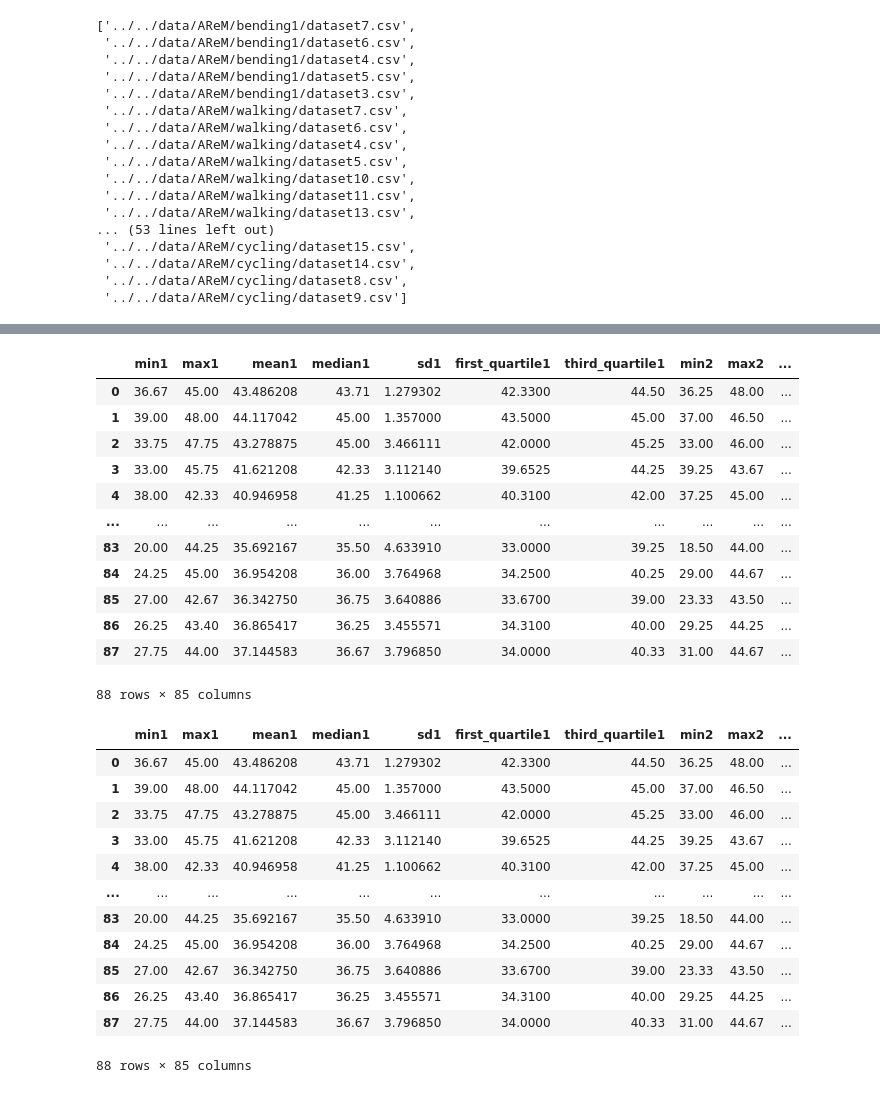
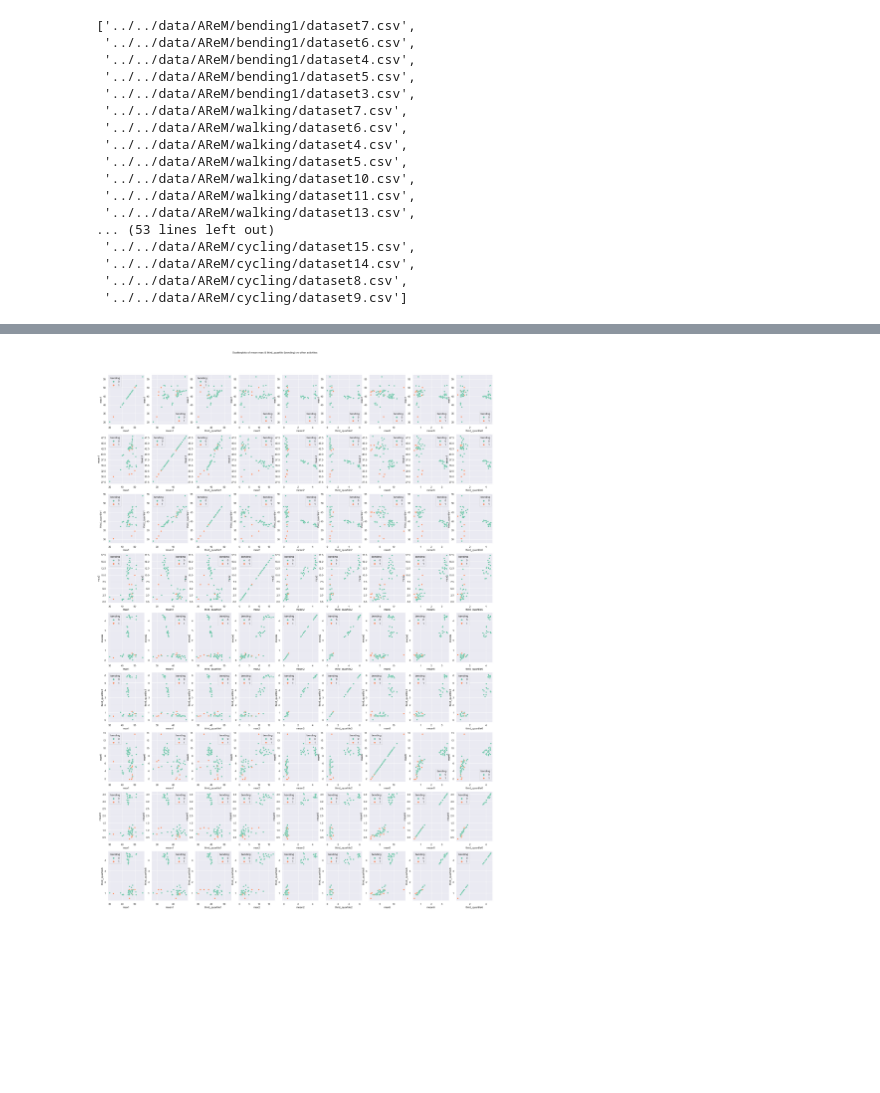
Before and after one commit to humera811/mldsnew, a Jupyter notebook: Homework4/notebook/TimeSeriesClassification/homework4.ipynb, the cells around one changed output, grey strips where cells are left out. Saved outputs shown, nothing was run; the diff lists cells and outputs as text; code cells hidden in the pictures; blank space fills up the shorter version.

```diff
--- a/Homework4/notebook/TimeSeriesClassification/homework4.ipynb
+++ b/Homework4/notebook/TimeSeriesClassification/homework4.ipynb
@@ -291,23 +305,32 @@ activity_train_set = activity_train_set.drop(['activity'], axis=1)
 # %%
-def plots(data, features, nrows, ncols, row_size, col_size):
+series = [1,2,6]
+stat = ['max','mean','third_quartile']
+sel_features = [j+str(i) for i in series for j in stat]
+bend_train = new_train_set
+bend_train['bending'] = [1 if data.find('bending') != -1 else 0
+                                for data in bend_train['activity'].to_list()]
+bend_train = bend_train.drop(['activity'], axis=1)
+
+def plots(data, features, row, col, row_size, col_size):
     if features[-1] != 'bending':
         features.append('bending')
-
     data = data[features]
-
+    # print(data)
     main=[]
     for i in range(0,len(data.columns)-1):
         for j in range(0,len(data.columns)-1):
             main.append([features[i], features[j]])
-
     plt.close()
-
-    fig, axs = plt.subplots(nrows= nrows, ncols=ncols, figsize=(row_size,col_size))
-
+    fig, axs = plt.subplots(nrows= row, ncols=col, figsize=(row_size,col_size))
     k=0
-    for i in range(0,ncols):
-        for j in range(0,nrows):
-            sns.scatterplot(data=data, x=main[k][0], y=main[k][1], hue="bending", ax=axs[j][i])
+    for i in range(0,col):
+        for j in range(0,row):
+            sns.set(font_scale=1)
+            plt.subplots_adjust(top=0.92)
+            scatter_plot = sns.scatterplot(data=data, x=main[k][0], y=main[k][1], hue="bending", ax=axs[j][i], palette="Set2")
+            plt.title("Scatterplots of mean max & third_quartile (bending) vs other activities", y=11, x = -5)
             k+=1
-
     plt.show()
+plots(bend_train, sel_features, 9, 9, 30, 40)
+# %% [output]
+[figure, added]
@@ -320,17 +336,0 @@ features_fold2.append('activity')
-# %%
-all_new_data_fold2 = load_data(all_set, features_fold2, 2)
-all_new_data_fold2
-# %% [output]
-|  | min1 | max1 | mean1 | median1 | sd1 | first_quartile1 | third_quartile1 | min2 | max2 | ... |
-| 0 | 36.67 | 45.00 | 43.486208 | 43.71 | 1.279302 | 42.3300 | 44.50 | 36.25 | 48.00 | ... |
-| 1 | 39.00 | 48.00 | 44.117042 | 45.00 | 1.357000 | 43.5000 | 45.00 | 37.00 | 46.50 | ... |
-| 2 | 33.75 | 47.75 | 43.278875 | 45.00 | 3.466111 | 42.0000 | 45.25 | 33.00 | 46.00 | ... |
-| 3 | 33.00 | 45.75 | 41.621208 | 42.33 | 3.112140 | 39.6525 | 44.25 | 39.25 | 43.67 | ... |
-| 4 | 38.00 | 42.33 | 40.946958 | 41.25 | 1.100662 | 40.3100 | 42.00 | 37.25 | 45.00 | ... |
-| ... | ... | ... | ... | ... | ... | ... | ... | ... | ... | ... |
-| 83 | 20.00 | 44.25 | 35.692167 | 35.50 | 4.633910 | 33.0000 | 39.25 | 18.50 | 44.00 | ... |
-| 84 | 24.25 | 45.00 | 36.954208 | 36.00 | 3.764968 | 34.2500 | 40.25 | 29.00 | 44.67 | ... |
-| 85 | 27.00 | 42.67 | 36.342750 | 36.75 | 3.640886 | 33.6700 | 39.00 | 23.33 | 43.50 | ... |
-| 86 | 26.25 | 43.40 | 36.865417 | 36.25 | 3.455571 | 34.3100 | 40.00 | 29.25 | 44.25 | ... |
-| 87 | 27.75 | 44.00 | 37.144583 | 36.67 | 3.796850 | 34.0000 | 40.33 | 31.00 | 44.67 | ... |
-88 rows × 85 columns
@@ -339,21 +336,0 @@ binary_features_fold2 = [name+str(i) for i in [1,2,3,4,11,12] for name in binary
-# %%
-activity_train_set_fold2 = all_new_data_fold2
-activity_train_set_fold2['bending'] = [1 if data.find('bending') != -1 else 0
-                                for data in activity_train_set_fold2['activity'].to_list()]
-
-activity_train_set_fold2 = activity_train_set_fold2.drop(['activity'], axis=1)
-activity_train_set_fold2
-# %% [output]
-|  | min1 | max1 | mean1 | median1 | sd1 | first_quartile1 | third_quartile1 | min2 | max2 | ... |
-| 0 | 36.67 | 45.00 | 43.486208 | 43.71 | 1.279302 | 42.3300 | 44.50 | 36.25 | 48.00 | ... |
-| 1 | 39.00 | 48.00 | 44.117042 | 45.00 | 1.357000 | 43.5000 | 45.00 | 37.00 | 46.50 | ... |
-| 2 | 33.75 | 47.75 | 43.278875 | 45.00 | 3.466111 | 42.0000 | 45.25 | 33.00 | 46.00 | ... |
-| 3 | 33.00 | 45.75 | 41.621208 | 42.33 | 3.112140 | 39.6525 | 44.25 | 39.25 | 43.67 | ... |
-| 4 | 38.00 | 42.33 | 40.946958 | 41.25 | 1.100662 | 40.3100 | 42.00 | 37.25 | 45.00 | ... |
-| ... | ... | ... | ... | ... | ... | ... | ... | ... | ... | ... |
-| 83 | 20.00 | 44.25 | 35.692167 | 35.50 | 4.633910 | 33.0000 | 39.25 | 18.50 | 44.00 | ... |
-| 84 | 24.25 | 45.00 | 36.954208 | 36.00 | 3.764968 | 34.2500 | 40.25 | 29.00 | 44.67 | ... |
-| 85 | 27.00 | 42.67 | 36.342750 | 36.75 | 3.640886 | 33.6700 | 39.00 | 23.33 | 43.50 | ... |
-| 86 | 26.25 | 43.40 | 36.865417 | 36.25 | 3.455571 | 34.3100 | 40.00 | 29.25 | 44.25 | ... |
-| 87 | 27.75 | 44.00 | 37.144583 | 36.67 | 3.796850 | 34.0000 | 40.33 | 31.00 | 44.67 | ... |
-88 rows × 85 columns
```
Also changed, not shown: parts of 25 cells of this notebook.
